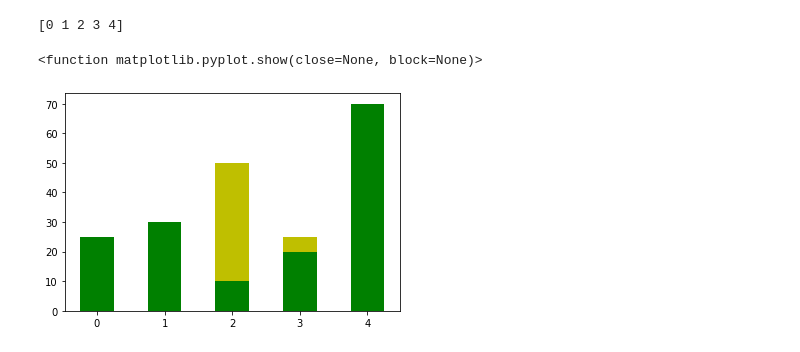
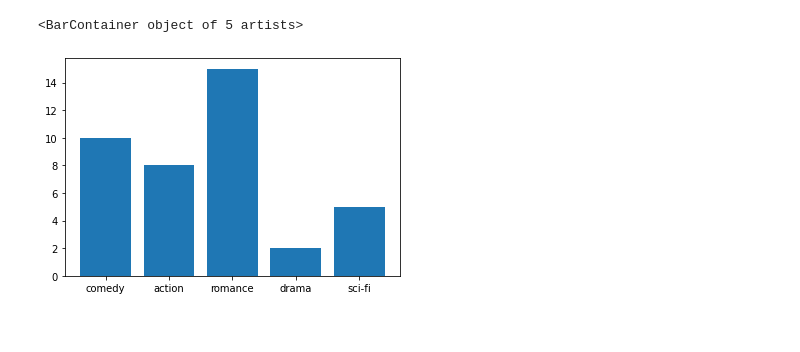
Before and after one commit to Manvi-Lather/100DaysOfCode, a Jupyter notebook: Day7Sep10.ipynb, the cells around one changed output. Cells and saved outputs as stored; diff of their text form; code cells hidden in the pictures.

```diff
--- a/Day7Sep10.ipynb
+++ b/Day7Sep10.ipynb
@@ -0,0 +18,12 @@
+# %%
+#2. Bar Chart:Make a bar chart that shows the number of people, out of a total of 40,
+#who like various movie types if 10 people like comedy; 8 people like action; 15 people like romance; 2 people
+#like drama, and 5 people like sci-fi.
+
+movie_genre= np.array(["comedy","action","romance","drama","sci-fi"])
+count=np.array([10,8,15,2,5])
+
+plt.bar(movie_genre,count)
+# %% [output]
+<BarContainer object of 5 artists>
+[figure, added]
@@ -4,17 +41 @@ import pandas as pd
 import matplotlib.pyplot as plt
-# %%
-#creating bar graph
-
-x= np.arange(5)
-print(x)
-# %% [output]
-[0 1 2 3 4]
-# %%
-y=[10,30,50,25,40]
-z=[25,30,10,20,70]
-plt.bar(x,y,color='y',width=0.5)#staced bar graph
-plt.bar(x,z,color='g',width=0.5)#staced bar graph
-plt.show
-# %% [output]
-<function matplotlib.pyplot.show(close=None, block=None)>
-[figure, removed]
```
Also changed, not shown: parts of 9 cells of this notebook.
